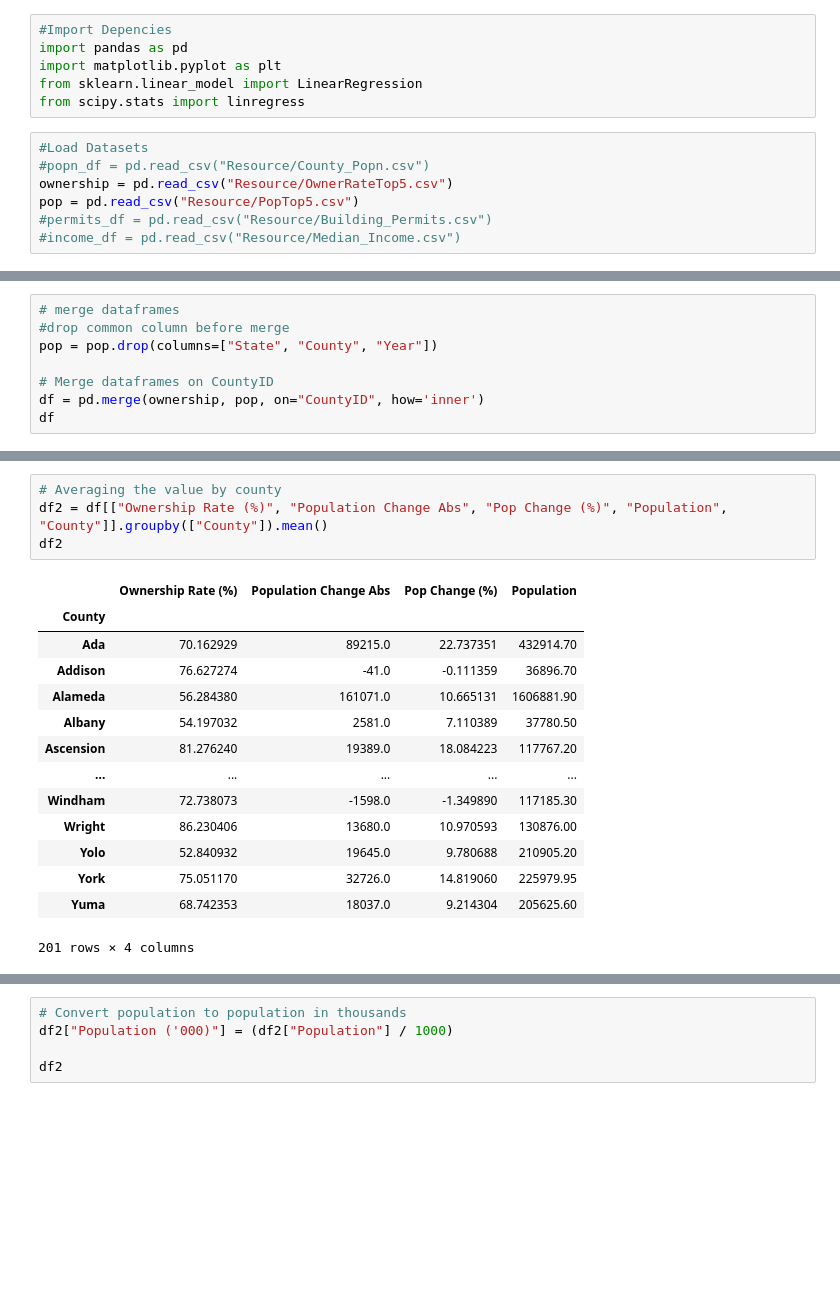
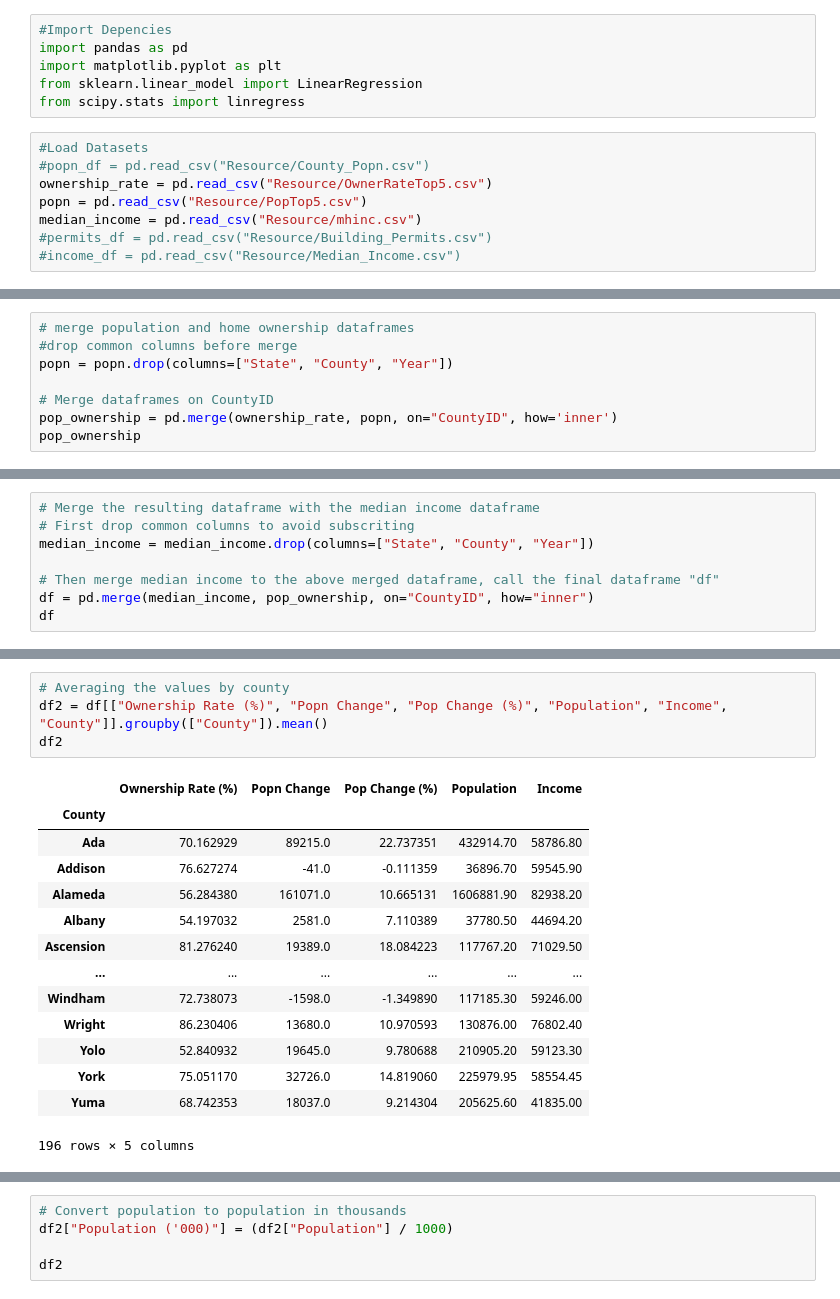
Before and after one commit to rls1316/project-one, a Jupyter notebook: Data_Cleaning.ipynb, the cells around one changed output, grey strips where cells are left out. Drawn from its saved outputs; the diff is of its cells as text; blank space fills up the shorter version.

```diff
--- a/Data_Cleaning.ipynb
+++ b/Data_Cleaning.ipynb
@@ -7,8 +7,9 @@ from scipy.stats import linregress
 # %%
 #Load Datasets
 #popn_df = pd.read_csv("Resource/County_Popn.csv")
-ownership = pd.read_csv("Resource/OwnerRateTop5.csv")
-pop = pd.read_csv("Resource/PopTop5.csv")
+ownership_rate = pd.read_csv("Resource/OwnerRateTop5.csv")
+popn = pd.read_csv("Resource/PopTop5.csv")
+median_income = pd.read_csv("Resource/mhinc.csv")
 #permits_df = pd.read_csv("Resource/Building_Permits.csv")
 #income_df = pd.read_csv("Resource/Median_Income.csv")
 # %%
@@ -76,9 +64,9 @@ dtype: object
 # %%
-# merge dataframes
-#drop common column before merge
-pop = pop.drop(columns=["State", "County", "Year"])
+# merge population and home ownership dataframes
+#drop common columns before merge
+popn = popn.drop(columns=["State", "County", "Year"])
 
 # Merge dataframes on CountyID
-df = pd.merge(ownership, pop, on="CountyID", how='inner')
-df
+pop_ownership = pd.merge(ownership_rate, popn, on="CountyID", how='inner')
+pop_ownership
 # %% [output]
@@ -97 +85,9 @@ df
 2365 rows × 8 columns
+# %%
+# Merge the resulting dataframe with the median income dataframe
+# First drop common columns to avoid subscriting
+median_income = median_income.drop(columns=["State", "County", "Year"])
+
+# Then merge median income to the above merged dataframe, call the final dataframe "df"
+df = pd.merge(median_income, pop_ownership, on="CountyID", how="inner")
+df
@@ -98,19 +108,19 @@ df
 # %%
-# Averaging the value by county
-df2 = df[["Ownership Rate (%)", "Population Change Abs", "Pop Change (%)", "Population", "County"]].groupby(["County"]).mean()
+# Averaging the values by county
+df2 = df[["Ownership Rate (%)", "Popn Change", "Pop Change (%)", "Population", "Income", "County"]].groupby(["County"]).mean()
 df2
 # %% [output]
-|  | Ownership Rate (%) | Population Change Abs | Pop Change (%) | Population |
-| County |  |  |  |  |
-| Ada | 70.162929 | 89215.0 | 22.737351 | 432914.70 |
-| Addison | 76.627274 | -41.0 | -0.111359 | 36896.70 |
-| Alameda | 56.284380 | 161071.0 | 10.665131 | 1606881.90 |
-| Albany | 54.197032 | 2581.0 | 7.110389 | 37780.50 |
-| Ascension | 81.276240 | 19389.0 | 18.084223 | 117767.20 |
-| ... | ... | ... | ... | ... |
-| Windham | 72.738073 | -1598.0 | -1.349890 | 117185.30 |
-| Wright | 86.230406 | 13680.0 | 10.970593 | 130876.00 |
-| Yolo | 52.840932 | 19645.0 | 9.780688 | 210905.20 |
-| York | 75.051170 | 32726.0 | 14.819060 | 225979.95 |
-| Yuma | 68.742353 | 18037.0 | 9.214304 | 205625.60 |
+|  | Ownership Rate (%) | Popn Change | Pop Change (%) | Population | Income |
+| County |  |  |  |  |  |
+| Ada | 70.162929 | 89215.0 | 22.737351 | 432914.70 | 58786.80 |
+| Addison | 76.627274 | -41.0 | -0.111359 | 36896.70 | 59545.90 |
+| Alameda | 56.284380 | 161071.0 | 10.665131 | 1606881.90 | 82938.20 |
+| Albany | 54.197032 | 2581.0 | 7.110389 | 37780.50 | 44694.20 |
+| Ascension | 81.276240 | 19389.0 | 18.084223 | 117767.20 | 71029.50 |
+| ... | ... | ... | ... | ... | ... |
+| Windham | 72.738073 | -1598.0 | -1.349890 | 117185.30 | 59246.00 |
+| Wright | 86.230406 | 13680.0 | 10.970593 | 130876.00 | 76802.40 |
+| Yolo | 52.840932 | 19645.0 | 9.780688 | 210905.20 | 59123.30 |
+| York | 75.051170 | 32726.0 | 14.819060 | 225979.95 | 58554.45 |
+| Yuma | 68.742353 | 18037.0 | 9.214304 | 205625.60 | 41835.00 |
-201 rows × 4 columns
+196 rows × 5 columns
```
Also changed, not shown: parts of 19 cells of this notebook, 5 other files.
